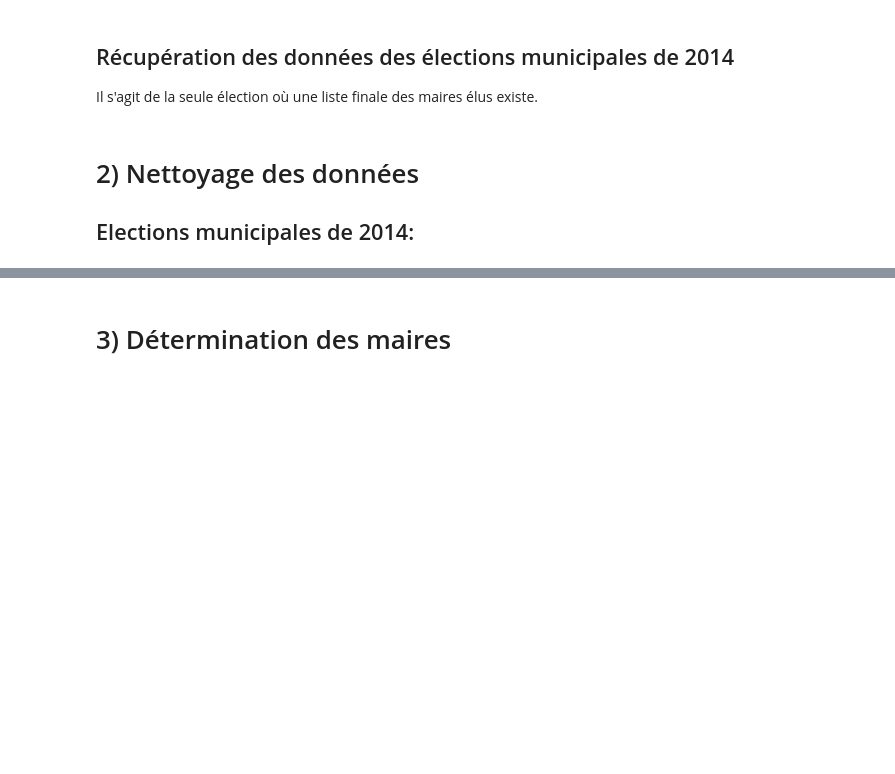
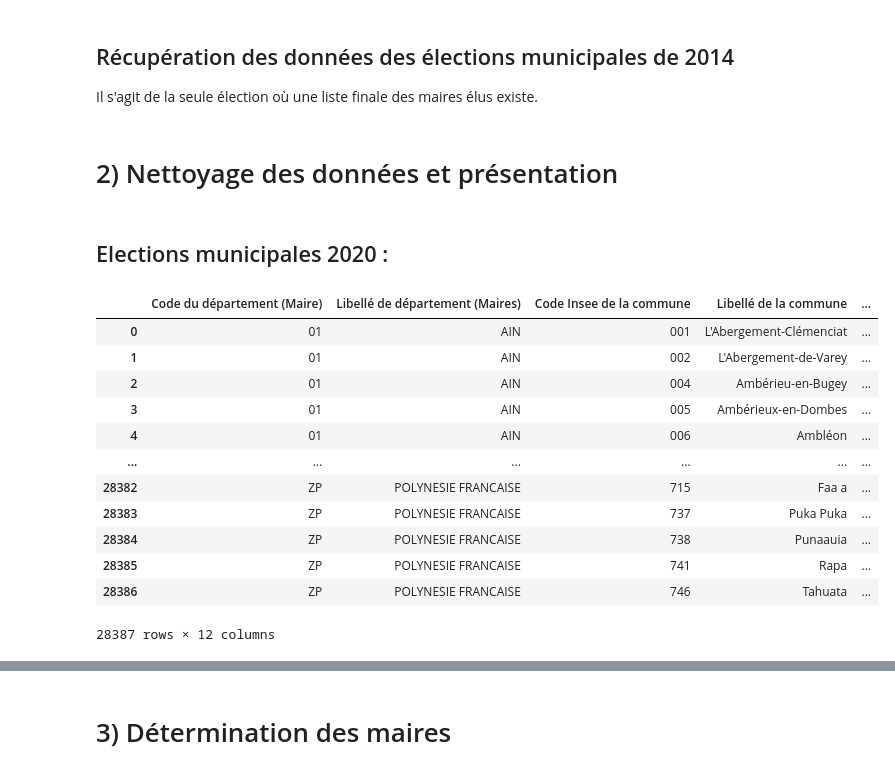
Before and after one commit to HenrideT/Projet_Python, a Jupyter notebook: Récupération.ipynb, the cells around one changed output, grey strips where cells are left out. Saved outputs shown, nothing was run; the diff lists cells and outputs as text; code cells hidden in the pictures; blank space fills up the shorter version.

```diff
--- a/Récupération.ipynb
+++ b/Récupération.ipynb
@@ -33,6 +28,56 @@ Il s'agit de la seule élection où une liste finale des maires élus existe.
 # %%
 municipales_2014 = pd.read_excel('https://www.data.gouv.fr/storage/f/2014-06-17T12-56-58/maires-17-06-2014.xlsx')
 # %% [markdown]
-# 2) Nettoyage des données
-
-## Elections municipales de 2014:
+# 2) Nettoyage des données et présentation
+# %% [markdown]
+## Elections municipales 2020 :
+# %%
+# Renommer les colonnes du premier tour (attention code non idem-potent)
+municipales_2020_T1.columns = municipales_2020_T1.iloc[0]
+municipales_2020_T1.drop(labels=[0], axis=0, inplace=True)
+municipales_2020_T1.reset_index(drop=True, inplace=True)
+
+# On renomme la colonne du nom de l'élu
+municipales_2020_T1.rename(columns={"Nom de l'élu": "Nom de l'élu en 2020"}, inplace=True)
+# %%
+# Ajout du code postal (en réalité code commune, mais renommé ainsi pour éviter la confusion avec 'Code de la commune')
+
+# Ajout d'un 0 si besoin devant le numéro du département
+def change_dep(dep):
+    try:
+        if int(dep)<10:
+            return "0"+str(dep)
+        return dep
+    except:
+        return dep
+
+# Ajout des 0 devant le numéro du département et transition int vers string
+def change_commune(com):
+    if com <10:
+        return "00"+str(com)
+    elif com<100:
+        return "0" + str(com)
+    else :
+        return str(com)
+
+municipales_2020_T1['Code du département (Maire)'] = municipales_2020_T1['Code du département (Maire)'].apply(lambda ligne: change_dep(ligne))
+municipales_2020_T1['Code Insee de la commune'] = municipales_2020_T1['Code Insee de la commune'].apply(lambda ligne: change_commune(ligne))
+
+# Cration de la colonne avec le code postal
+municipales_2020_T1['Code postal'] = municipales_2020_T1['Code du département (Maire)'].astype(str) + municipales_2020_T1['Code Insee de la commune'].astype(str)
+# %%
+municipales_2020_T1
+# %% [output]
+|  | Code du département (Maire) | Libellé de département (Maires) | Code Insee de la commune | Libellé de la commune | ... |
+| 0 | 01 | AIN | 001 | L'Abergement-Clémenciat | ... |
+| 1 | 01 | AIN | 002 | L'Abergement-de-Varey | ... |
+| 2 | 01 | AIN | 004 | Ambérieu-en-Bugey | ... |
+| 3 | 01 | AIN | 005 | Ambérieux-en-Dombes | ... |
+| 4 | 01 | AIN | 006 | Ambléon | ... |
+| ... | ... | ... | ... | ... | ... |
+| 28382 | ZP | POLYNESIE FRANCAISE | 715 | Faa a | ... |
+| 28383 | ZP | POLYNESIE FRANCAISE | 737 | Puka Puka | ... |
+| 28384 | ZP | POLYNESIE FRANCAISE | 738 | Punaauia | ... |
+| 28385 | ZP | POLYNESIE FRANCAISE | 741 | Rapa | ... |
+| 28386 | ZP | POLYNESIE FRANCAISE | 746 | Tahuata | ... |
+28387 rows × 12 columns
```
Also changed, not shown: parts of 23 cells of this notebook.
